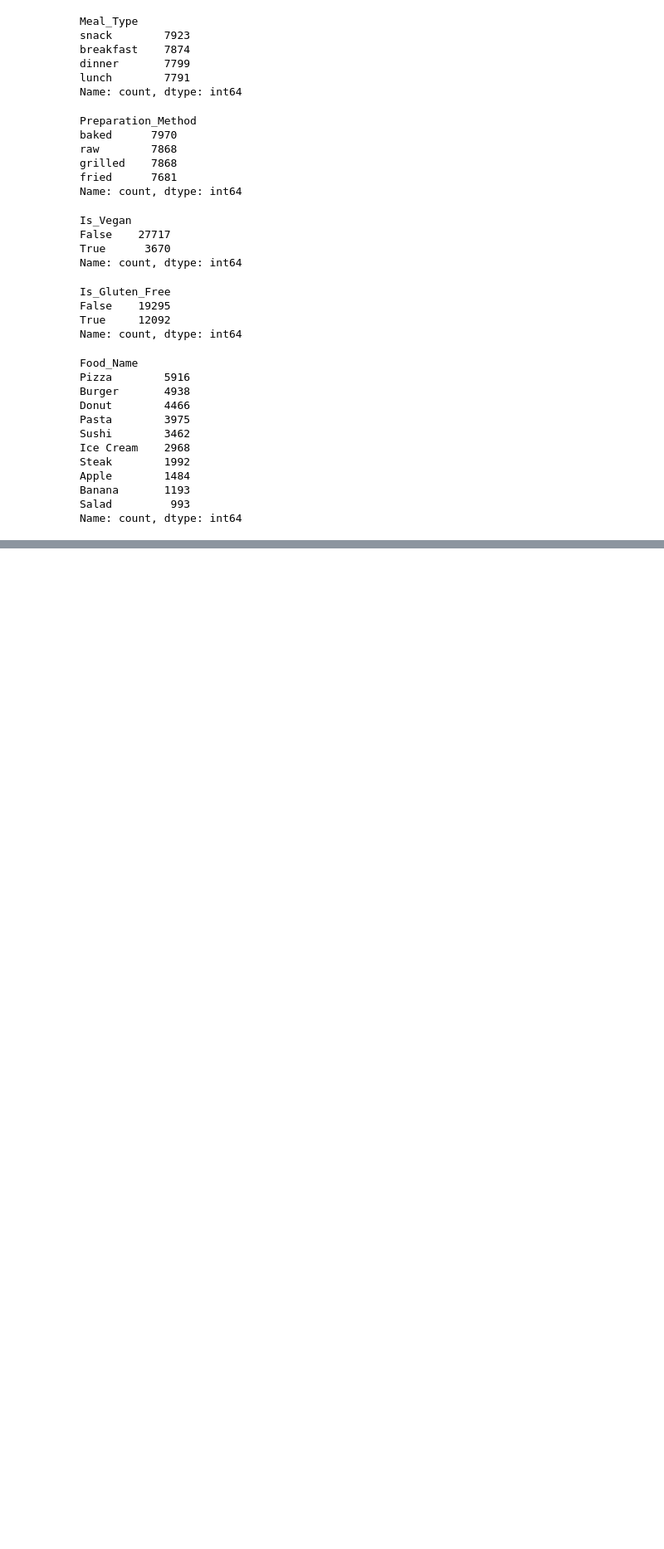
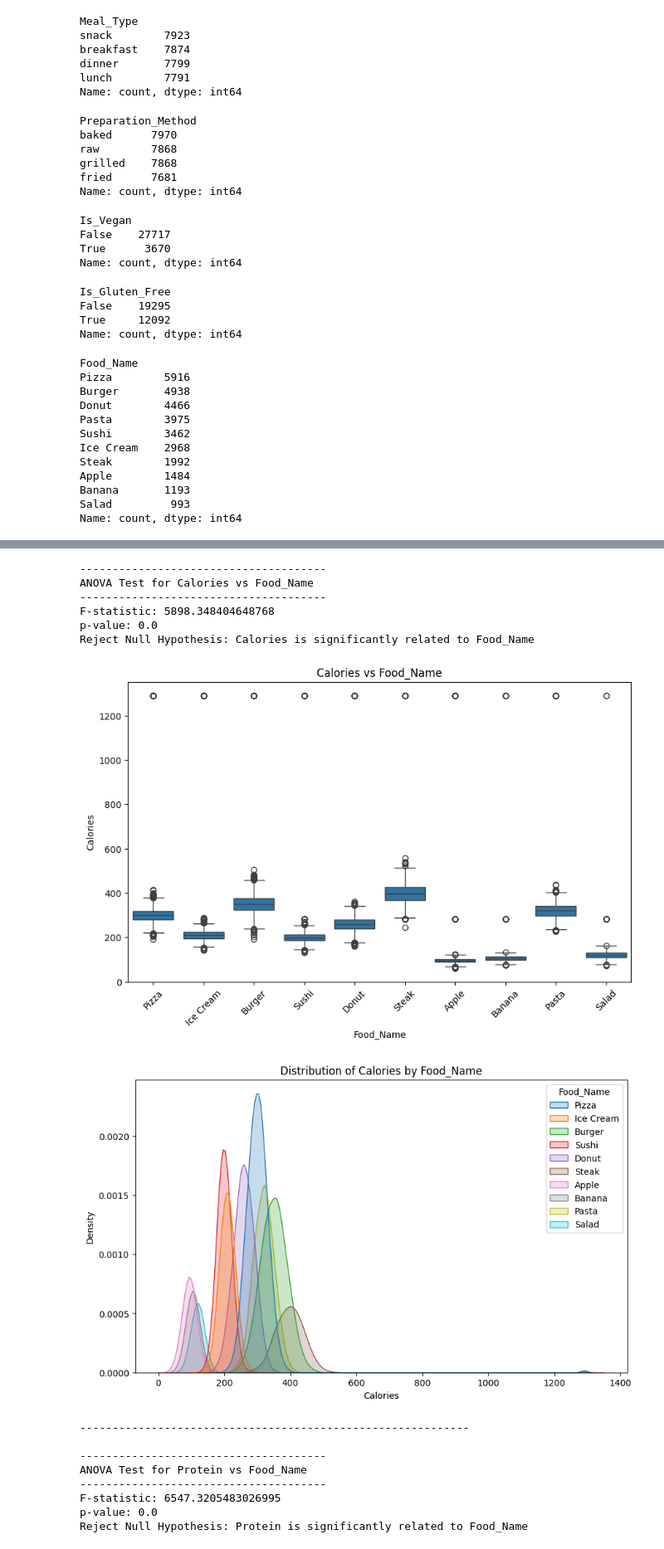
Before and after one commit to ShigilSasi/NutriClass_Food_Classfication_Using_Nutrition_Data, a Jupyter notebook: Nutritional_ML.ipynb, the cells around one changed output, grey strips where cells are left out. Shown at 83% size. Saved outputs shown, nothing was run; the diff lists cells and outputs as text; code cells hidden in the pictures; blank space fills up the shorter version.

```diff
--- a/Nutritional_ML.ipynb
+++ b/Nutritional_ML.ipynb
@@ -185,0 +379,21 @@ y = df['Food_Name']
+# %%
+for col in num_cont_cols:
+    num_cont_cat_target(df, col, 'Food_Name')
+    print("-" * 60)
+# %% [output]
+--------------------------------------
+ANOVA Test for Calories vs Food_Name
+--------------------------------------
+F-statistic: 5898.348404648768
+p-value: 0.0
+Reject Null Hypothesis: Calories is significantly related to Food_Name
+[figure, added]
+[figure, added]
+------------------------------------------------------------
+
+--------------------------------------
+ANOVA Test for Protein vs Food_Name
+--------------------------------------
+F-statistic: 6547.3205483026995
+p-value: 0.0
+Reject Null Hypothesis: Protein is significantly related to Food_Name
```
Also changed, not shown: parts of 10 cells of this notebook.
